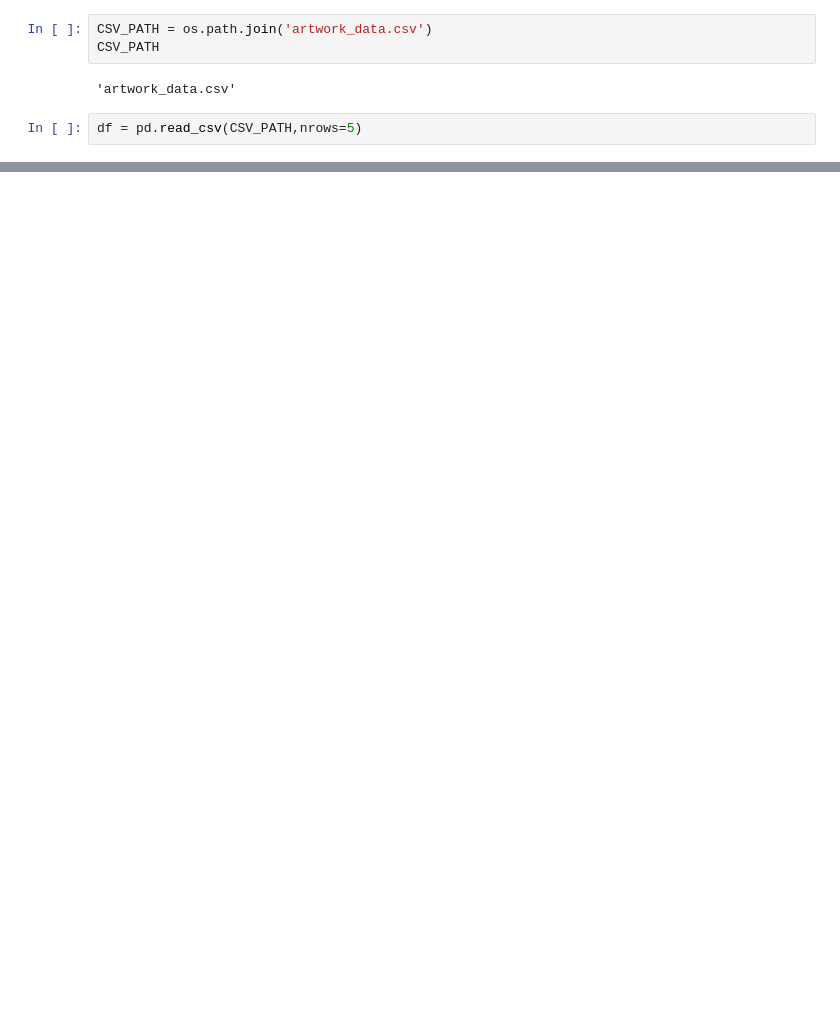
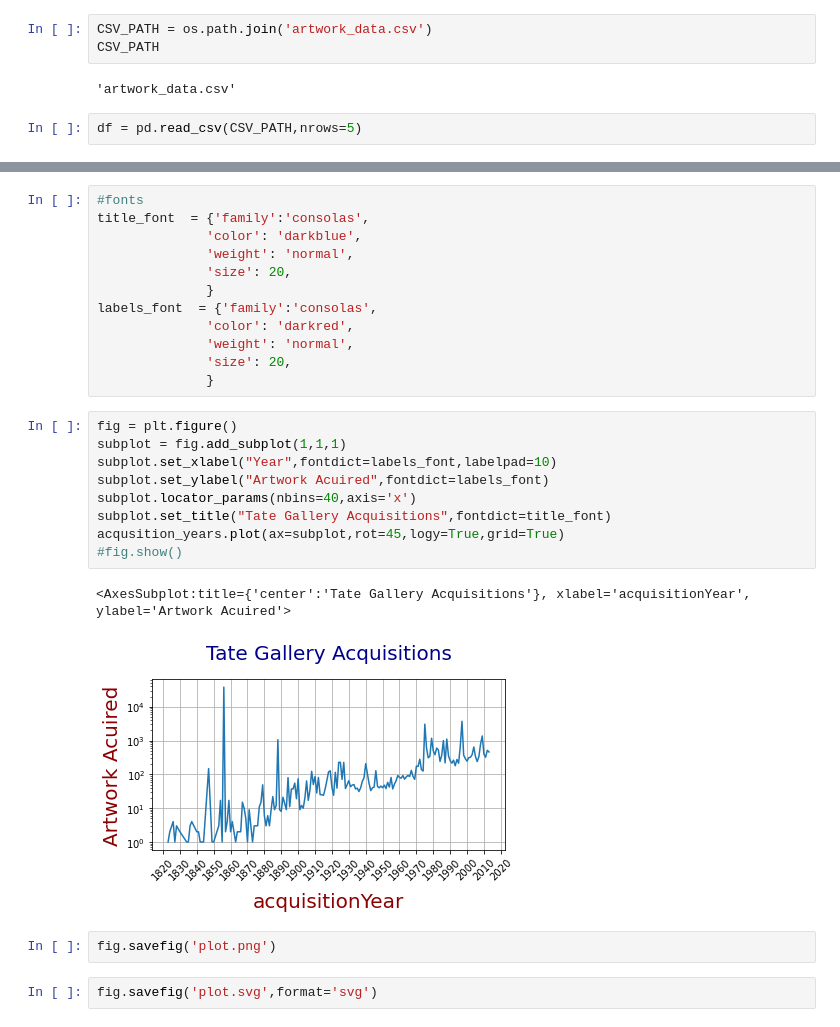
Before and after one commit to Sofy34/personal_strudy, a Jupyter notebook: Python_learning/Panda_Fundamentals/Course.ipynb, the cells around one changed output, grey strips where cells are left out. Saved outputs shown, nothing was run; the diff lists cells and outputs as text; blank space fills up the shorter version.

```diff
--- a/Python_learning/Panda_Fundamentals/Course.ipynb
+++ b/Python_learning/Panda_Fundamentals/Course.ipynb
@@ -76,0 +411,28 @@ df = pd.read_csv(CSV_PATH,nrows=5)
+# %%
+#fonts
+title_font  = {'family':'consolas',
+              'color': 'darkblue',
+              'weight': 'normal',
+              'size': 20,
+              }
+labels_font  = {'family':'consolas',
+              'color': 'darkred',
+              'weight': 'normal',
+              'size': 20,
+              }
+# %%
+fig = plt.figure()
+subplot = fig.add_subplot(1,1,1)
+subplot.set_xlabel("Year",fontdict=labels_font,labelpad=10)
+subplot.set_ylabel("Artwork Acuired",fontdict=labels_font)
+subplot.locator_params(nbins=40,axis='x')
+subplot.set_title("Tate Gallery Acquisitions",fontdict=title_font)
+acqusition_years.plot(ax=subplot,rot=45,logy=True,grid=True)
+#fig.show()
+# %% [output]
+<AxesSubplot:title={'center':'Tate Gallery Acquisitions'}, xlabel='acquisitionYear', ylabel='Artwork Acuired'>
+[figure, added]
+# %%
+fig.savefig('plot.png')
+# %%
+fig.savefig('plot.svg',format='svg')
```
Also changed, not shown: parts of 67 cells of this notebook, 6 other files.
